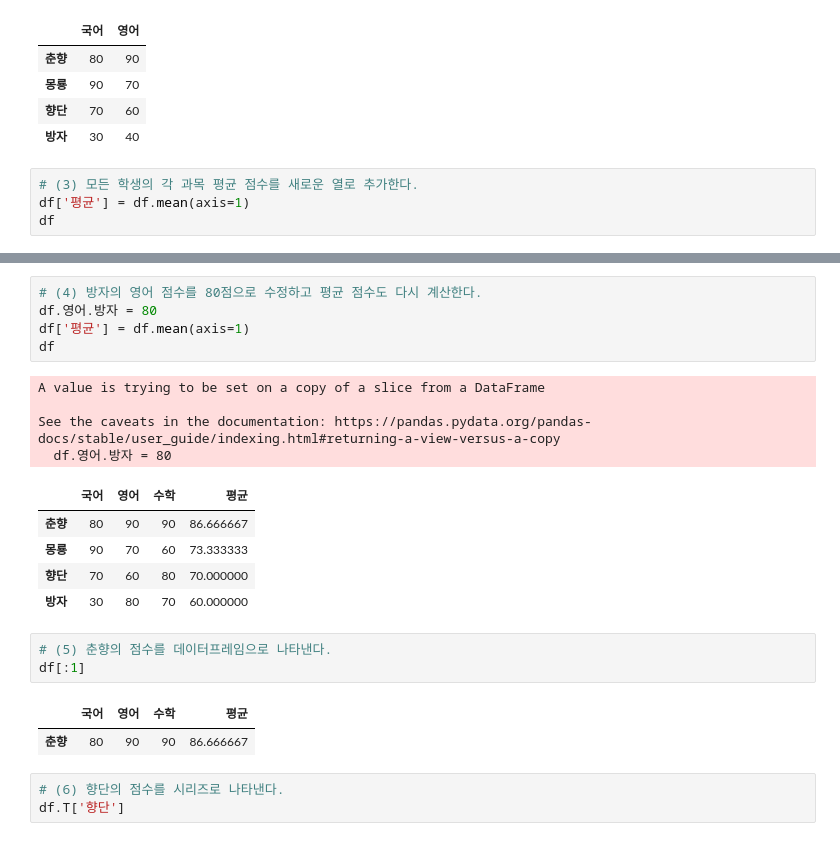
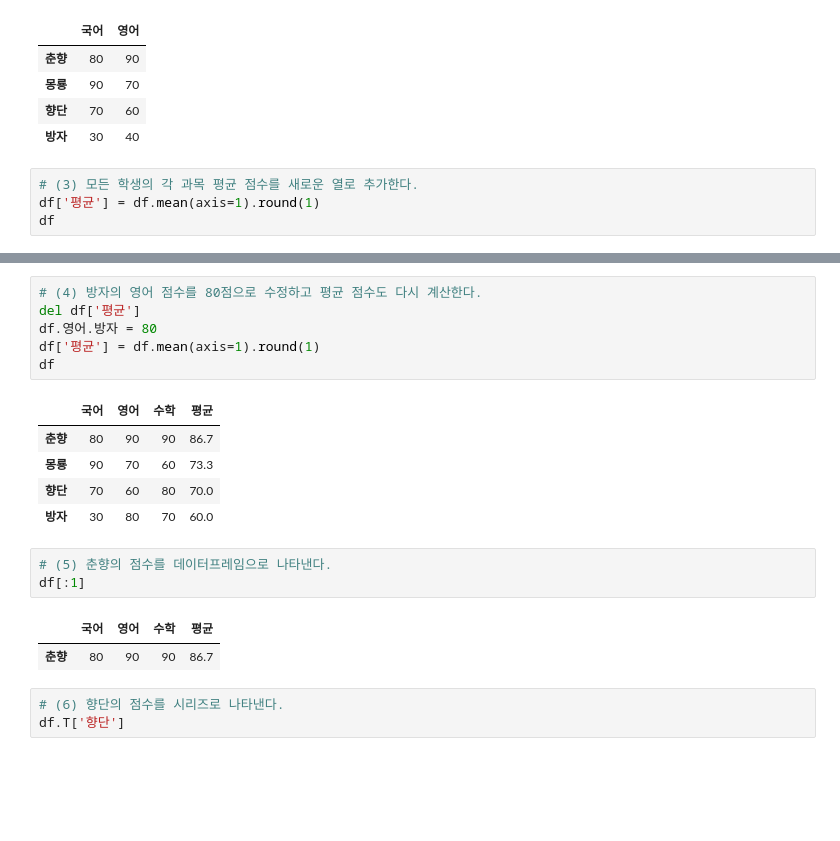
Before and after one commit to MinJun1998/DataAnalysis-2023.09, a Jupyter notebook: 02.Pandas/02.데이터프레임.ipynb, the cells around one changed output, grey strips where cells are left out. Saved outputs shown, nothing was run; the diff lists cells and outputs as text; blank space fills up the shorter version.

Commit message:
Pandas

```diff
--- a/02.Pandas/02.데이터프레임.ipynb
+++ b/02.Pandas/02.데이터프레임.ipynb
@@ -251,7 +251,7 @@ df[['국어', '영어']]
 | 방자 | 30 | 40 |
 # %%
 # (3) 모든 학생의 각 과목 평균 점수를 새로운 열로 추가한다.
-df['평균'] = df.mean(axis=1)
+df['평균'] = df.mean(axis=1).round(1)
 df
 # %% [output]
 |  | 국어 | 영어 | 수학 | 평균 |
@@ -262,24 +262,21 @@ df
 # %%
 # (4) 방자의 영어 점수를 80점으로 수정하고 평균 점수도 다시 계산한다.
+del df['평균']
 df.영어.방자 = 80
-df['평균'] = df.mean(axis=1)
+df['평균'] = df.mean(axis=1).round(1)
 df
 # %% [output]
-A value is trying to be set on a copy of a slice from a DataFrame
-
-See the caveats in the documentation: https://pandas.pydata.org/pandas-docs/stable/user_guide/indexing.html#returning-a-view-versus-a-copy
-  df.영어.방자 = 80
 |  | 국어 | 영어 | 수학 | 평균 |
-| 춘향 | 80 | 90 | 90 | 86.666667 |
-| 몽룡 | 90 | 70 | 60 | 73.333333 |
-| 향단 | 70 | 60 | 80 | 70.000000 |
-| 방자 | 30 | 80 | 70 | 60.000000 |
+| 춘향 | 80 | 90 | 90 | 86.7 |
+| 몽룡 | 90 | 70 | 60 | 73.3 |
+| 향단 | 70 | 60 | 80 | 70.0 |
+| 방자 | 30 | 80 | 70 | 60.0 |
 # %%
 # (5) 춘향의 점수를 데이터프레임으로 나타낸다.
 df[:1]
 # %% [output]
 |  | 국어 | 영어 | 수학 | 평균 |
-| 춘향 | 80 | 90 | 90 | 86.666667 |
+| 춘향 | 80 | 90 | 90 | 86.7 |
 # %%
 # (6) 향단의 점수를 시리즈로 나타낸다.
 df.T['향단']
```
Also changed, not shown: parts of 1 cell of this notebook, 18 other files.
